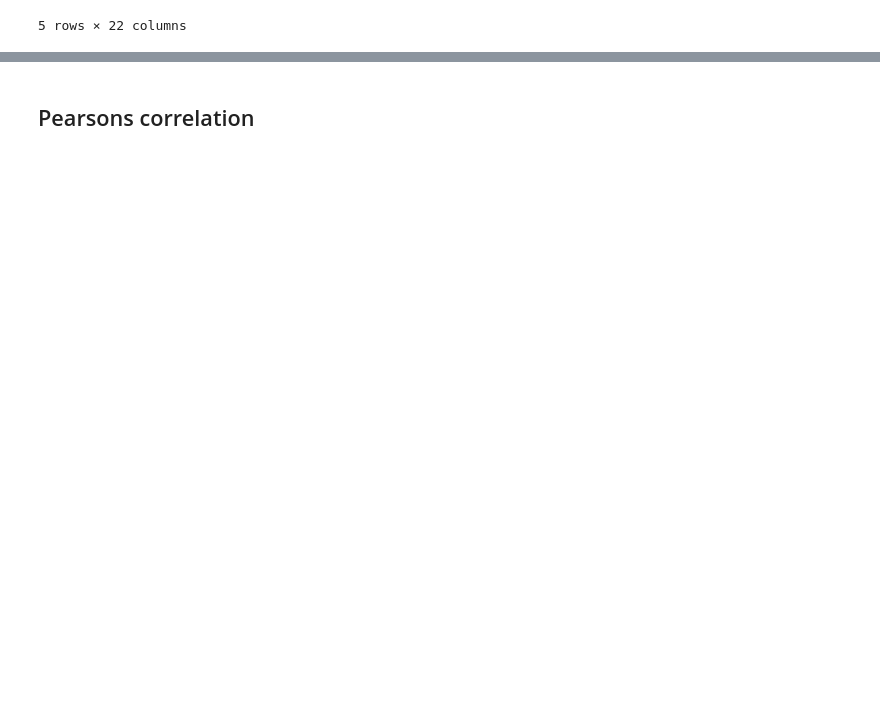
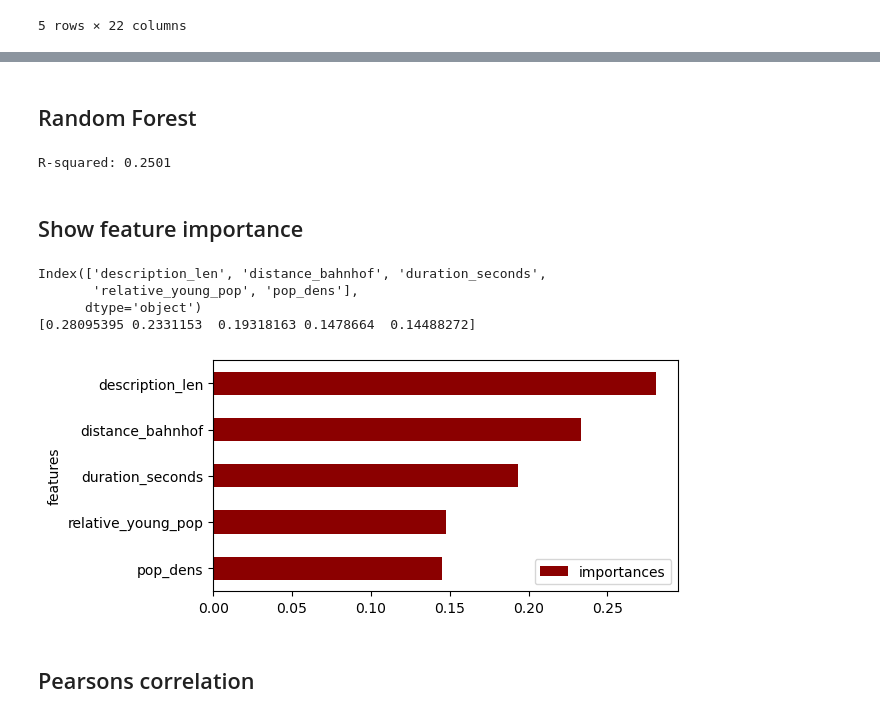
Before and after one commit to looiic/data_analytics, a Jupyter notebook: Projekt/Correlation_analysis.ipynb, the cells around one changed output, grey strips where cells are left out. Saved outputs shown, nothing was run; the diff lists cells and outputs as text; code cells hidden in the pictures; blank space fills up the shorter version.

```diff
--- a/Projekt/Correlation_analysis.ipynb
+++ b/Projekt/Correlation_analysis.ipynb
@@ -32,3 +146,49 @@ plt.show()
+# %% [markdown]
+## Random Forest
+# %%
+X, y = make_regression(n_features=4, n_informative=2,
+                       random_state=5, shuffle=False)
+
+
+reg_rf = RandomForestRegressor(n_estimators=500,
+                               max_depth=5,
+                               random_state=5)
+reg_rf.fit(X_train, y_train)
+
+# Calculate coefficient of determination (R-squared)
+print('R-squared:', reg_rf.score(X_test, y_test).round(4))
+# %% [output]
+R-squared: 0.2501
+# %% [markdown]
+## Show feature importance
+# %%
+cols = X_train.columns
+
+# Derive feature importance from random forest
+importances = reg_rf.feature_importances_
+std         = np.std([tree.feature_importances_ for tree in reg_rf.estimators_], axis=0)
+indices     = np.argsort(importances)[::-1]
+
+# Print col-names and importances-values
+print( cols[indices] )
+print( importances[indices] )
+
+# Barplot with feature importance
+df_fi = pd.DataFrame({'features':cols,'importances': importances})
+df_fi.sort_values('importances', inplace=True)
+df_fi.plot(kind='barh',
+           y='importances',
+           x='features',
+           color='darkred',
+           figsize=(6,3))
+
+plt.show()
+# %% [output]
+Index(['description_len', 'distance_bahnhof', 'duration_seconds',
+       'relative_young_pop', 'pop_dens'],
+      dtype='object')
+[0.28095395 0.2331153  0.19318163 0.1478664  0.14488272]
+[figure, added]
 # %% [markdown]
 ## Pearsons correlation
 # %%
```
Also changed, not shown: parts of 24 cells of this notebook, 1 other file.
